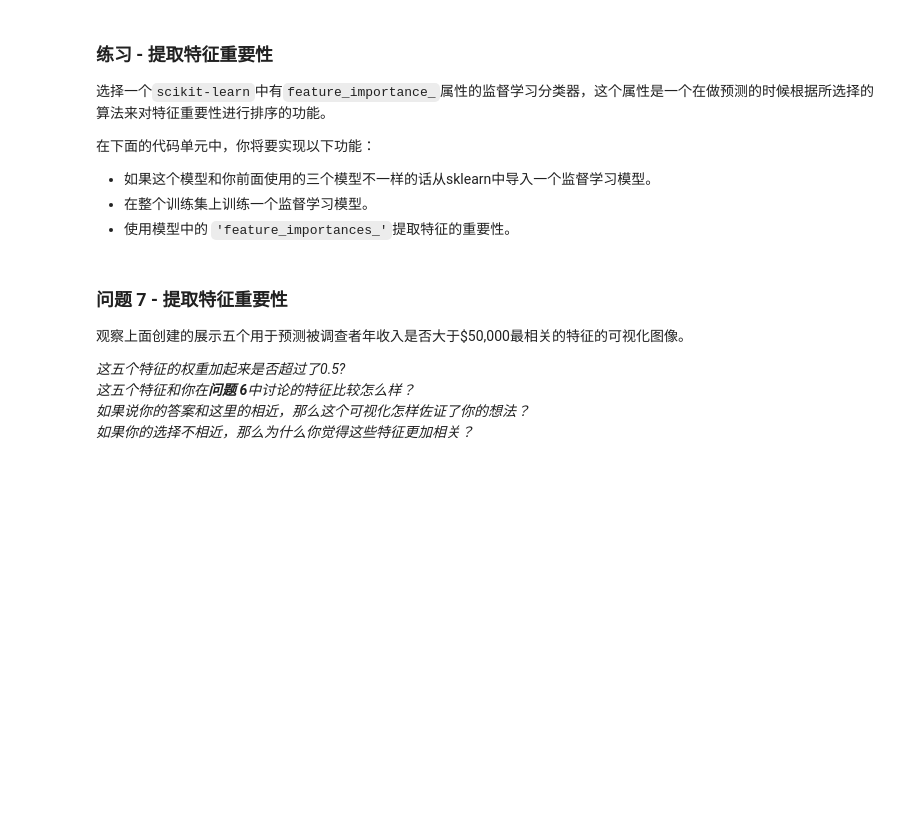
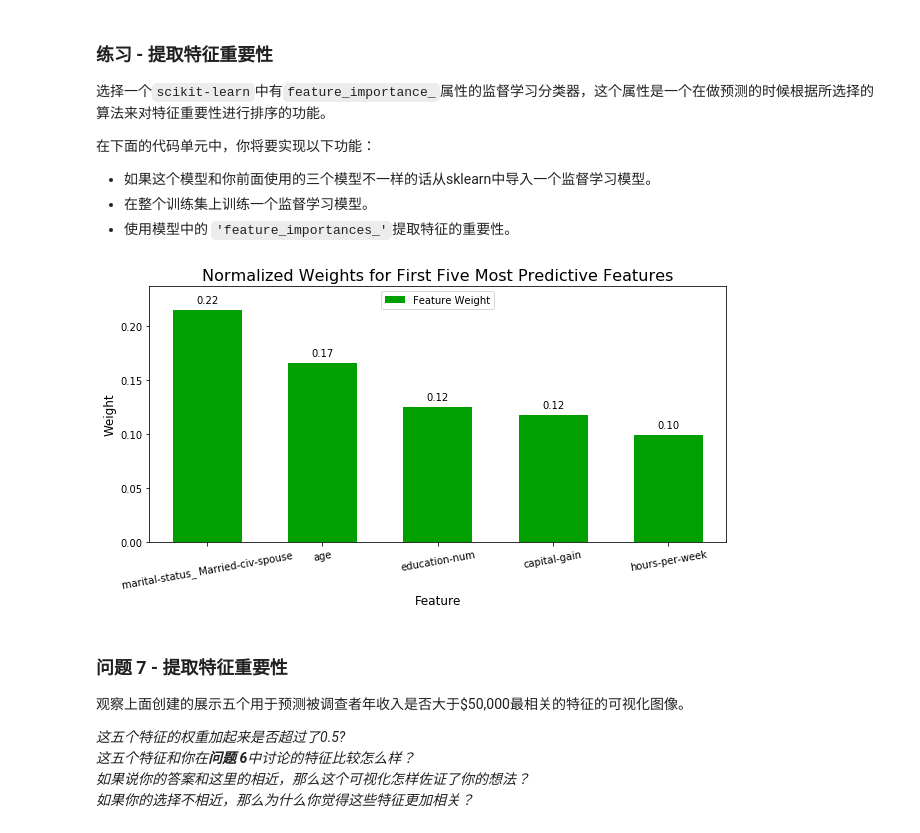
Before and after one commit to versun/udacity_projects, a Jupyter notebook: B-监督学习/P2-为慈善机构寻找捐助者/finding_donors.ipynb, the cells around one changed output. Cells and saved outputs as stored; diff of their text form; code cells hidden in the pictures; blank space fills up the shorter version.

```diff
--- a/B-监督学习/P2-为慈善机构寻找捐助者/finding_donors.ipynb
+++ b/B-监督学习/P2-为慈善机构寻找捐助者/finding_donors.ipynb
@@ -548,14 +577,16 @@ _在这十三个记录中，你认为哪五个特征对于预测是最重要的
 # %%
 # TODO：导入一个有'feature_importances_'的监督学习模型
 
 # TODO：在训练集上训练一个监督学习模型
-model = None
-
+model = tree.DecisionTreeClassifier()
+model.fit(X_train,y_train)
 # TODO： 提取特征重要性
-importances = None
+importances = model.feature_importances_
 
 # 绘图
 vs.feature_plot(importances, X_train, y_train)
+# %% [output]
+[figure, added]
 # %% [markdown]
 ### 问题 7 - 提取特征重要性
 观察上面创建的展示五个用于预测被调查者年收入是否大于\$50,000最相关的特征的可视化图像。
```
Also changed, not shown: parts of 17 cells of this notebook, 1 other file.
